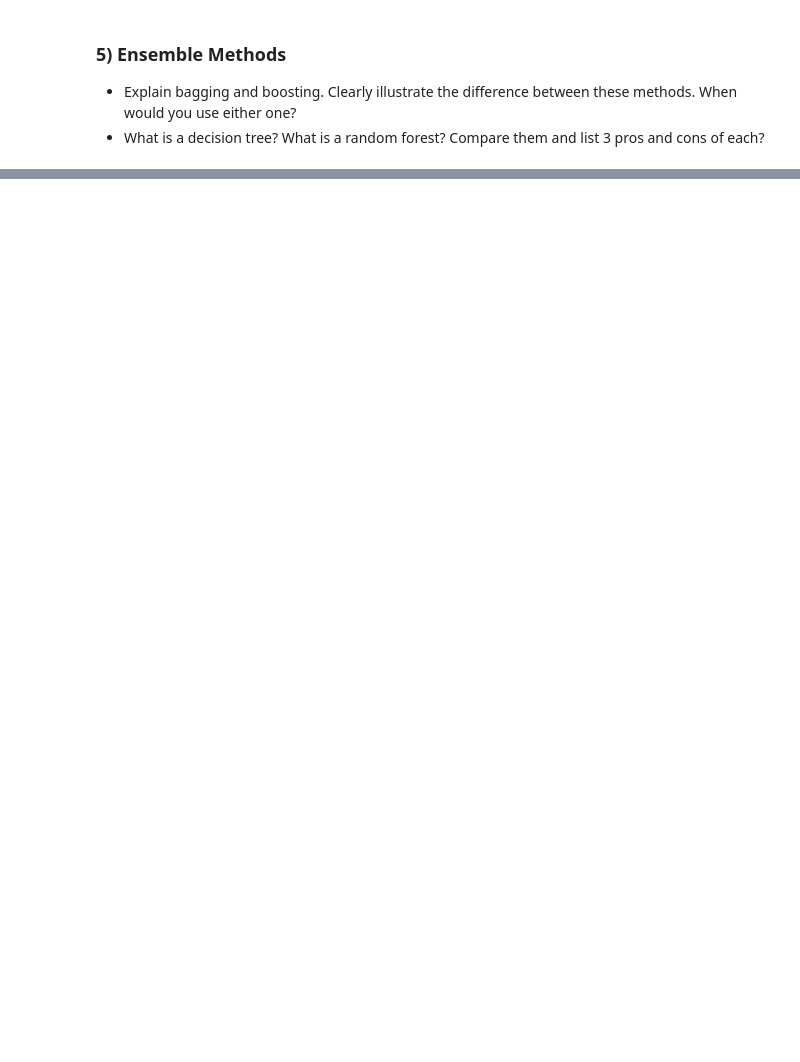
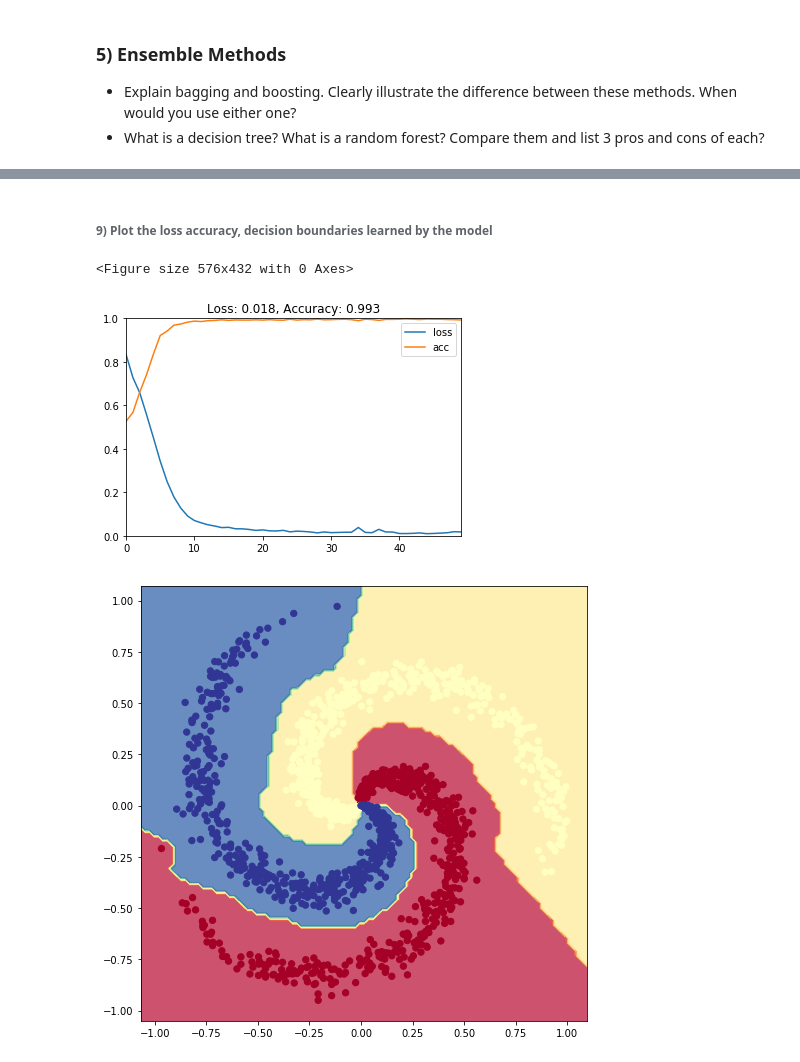
Before and after one commit to tiff-wang/TechX-homework-solutions, a Jupyter notebook: Assignment-Solutions/Assignment7/Assignment7-TheoryRecapAndFeedForwardNN.ipynb, the cells around one changed output, grey strips where cells are left out. Cells and saved outputs as stored; diff of their text form; code cells hidden in the pictures; blank space fills up the shorter version.

```diff
--- a/Assignment-Solutions/Assignment7/Assignment7-TheoryRecapAndFeedForwardNN.ipynb
+++ b/Assignment-Solutions/Assignment7/Assignment7-TheoryRecapAndFeedForwardNN.ipynb
@@ -50,0 +415,16 @@
+# %%
+### YOUR CODE HERE - Build a Deep Neural Network model and compile it
+
+model = Sequential()
+model.add(Dense(128, input_shape=(2,), activation='tanh'))
+model.add(Dense(64, activation='tanh'))
+model.add(Dense(32, activation='tanh'))
+model.add(Dense(16, activation='tanh'))
+model.add(Dense(3, activation='softmax'))
+
+model.compile('adam', 'categorical_crossentropy', metrics=['accuracy'])
+
+### YOUR CODE HERE - Fit data on training set
+
+y_cat = to_categorical(y)
+history = model.fit(X, y_cat, verbose=True, epochs=50)
@@ -50,0 +449,12 @@
+# %% [markdown]
+###### 9) Plot the loss accuracy, decision boundaries learned by the model
+# %%
+### YOUR CODE HERE - Plot loss accuracy of your model using the plot_loss_accuracy helper method
+plot_loss_accuracy(history)
+
+### YOUR CODE HERE - Plot decision boundaries learned using the multi_class_decision_boundary helper method
+plot_multiclass_decision_boundary(model, X, y)
+# %% [output]
+<Figure size 576x432 with 0 Axes>
+[figure, added]
+[figure, added]
```
Also changed, not shown: parts of 49 cells of this notebook, 1 other file.
